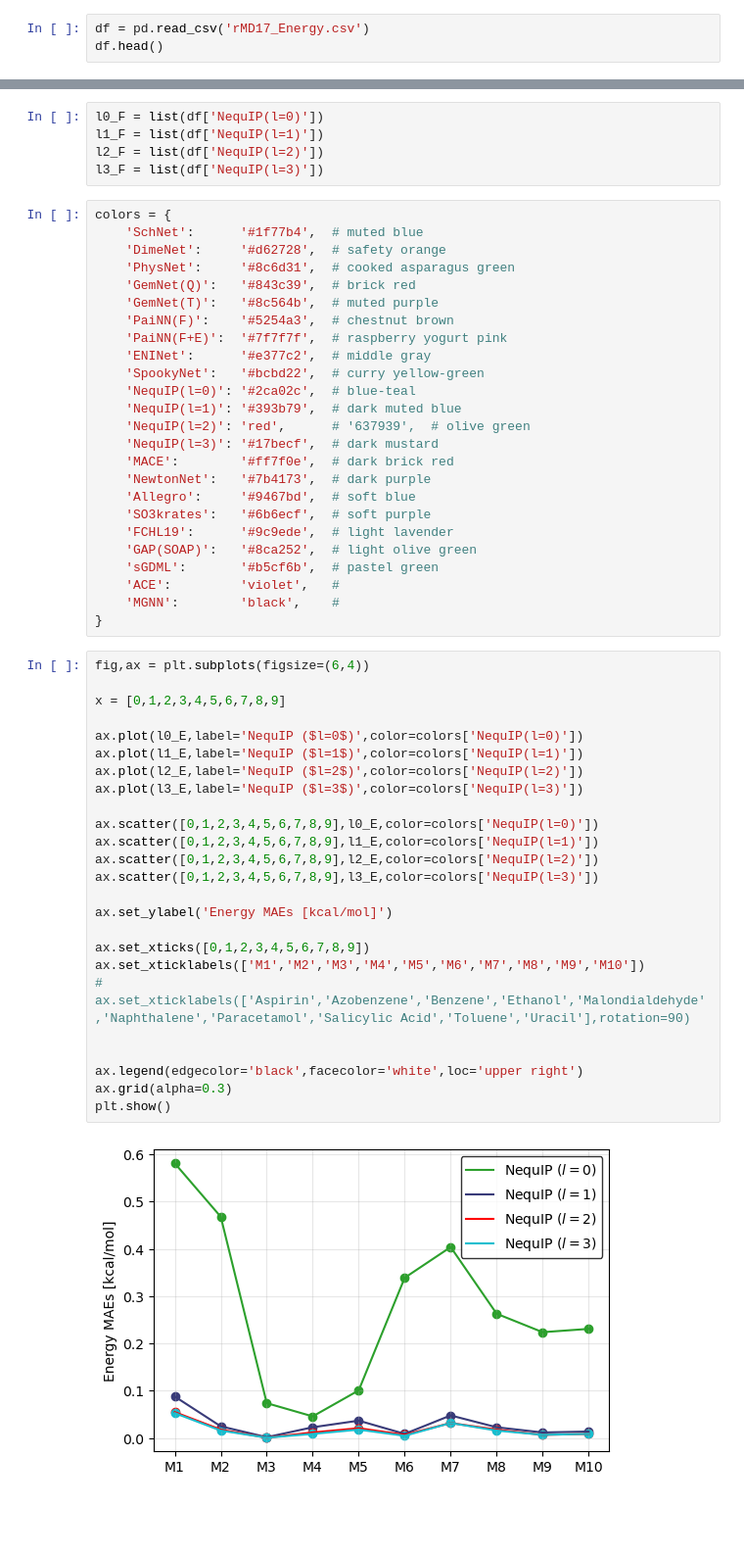
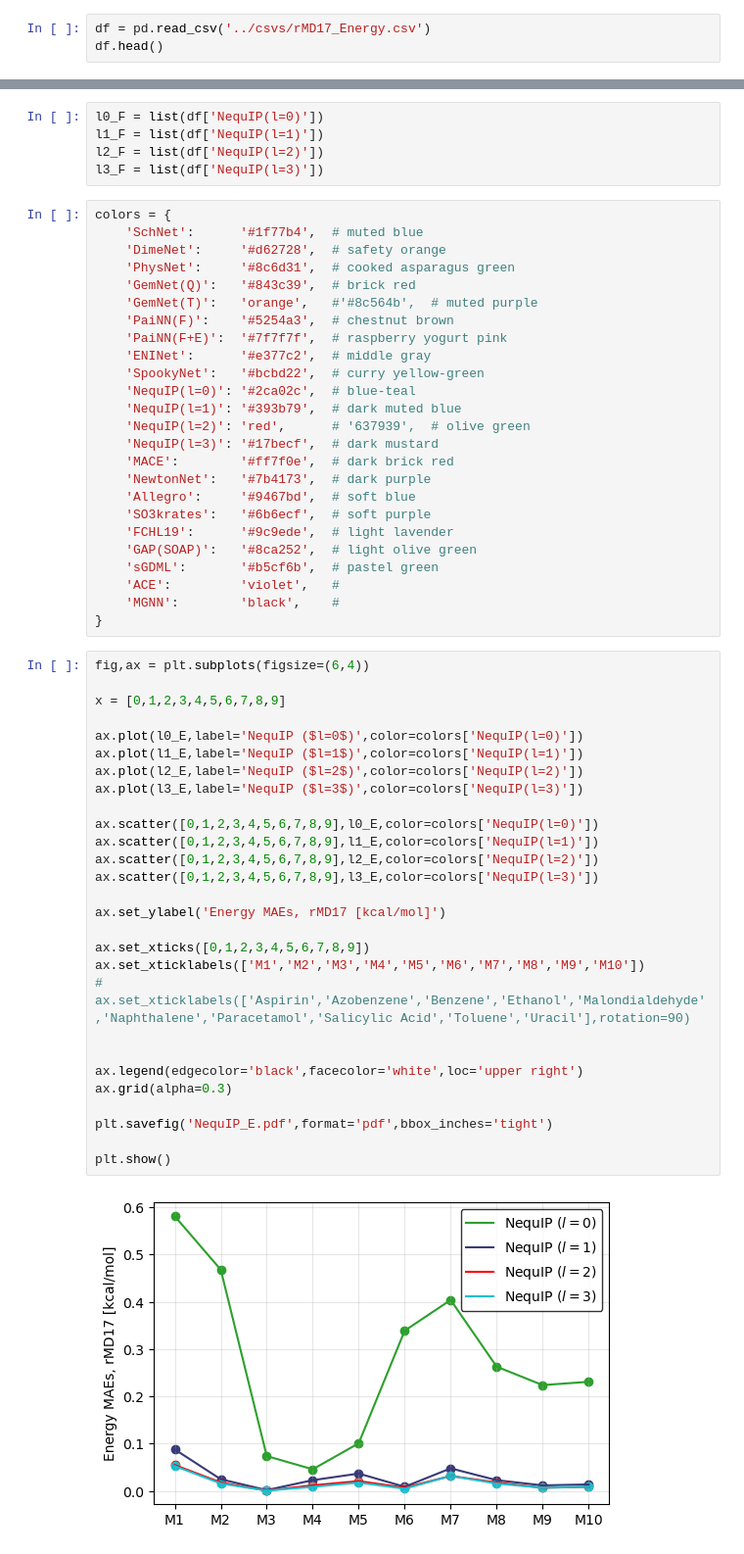
Before and after one commit to raghurama123/Rev-MLP4Sol, a Jupyter notebook: plots/plot_NequIP_l.ipynb, the cells around one changed output, grey strips where cells are left out. Shown: that part at 98% size. Drawn from its saved outputs; the diff is of its cells as text; blank space fills up the shorter version.

Commit message:
sd: plots

```diff
--- a/plot_NequIP_l.ipynb
+++ b/plots/plot_NequIP_l.ipynb
@@ -2,7 +2,7 @@
 import pandas as pd
 import matplotlib.pyplot as plt
 # %%
-df = pd.read_csv('rMD17_Energy.csv')
+df = pd.read_csv('../csvs/rMD17_Energy.csv')
 df.head()
 # %% [output]
 |  | rMD17_molecules | NequIP(l=0) | NequIP(l=1) | NequIP(l=2) | NequIP(l=3) | MACE | Allegro | FCHL19 | ... |
@@ -37,7 +37,7 @@ colors = {
     'DimeNet':     '#d62728',  # safety orange
     'PhysNet':     '#8c6d31',  # cooked asparagus green
     'GemNet(Q)':   '#843c39',  # brick red
-    'GemNet(T)':   '#8c564b',  # muted purple
+    'GemNet(T)':   'orange',   #'#8c564b',  # muted purple
     'PaiNN(F)':    '#5254a3',  # chestnut brown
     'PaiNN(F+E)':  '#7f7f7f',  # raspberry yogurt pink
     'ENINet':      '#e377c2',  # middle gray
@@ -59,30 +59,33 @@ colors = {
 # %%
 fig,ax = plt.subplots(figsize=(6,4))
 
 x = [0,1,2,3,4,5,6,7,8,9]
 
 ax.plot(l0_E,label='NequIP ($l=0$)',color=colors['NequIP(l=0)'])
 ax.plot(l1_E,label='NequIP ($l=1$)',color=colors['NequIP(l=1)'])
 ax.plot(l2_E,label='NequIP ($l=2$)',color=colors['NequIP(l=2)'])
 ax.plot(l3_E,label='NequIP ($l=3$)',color=colors['NequIP(l=3)'])
 
 ax.scatter([0,1,2,3,4,5,6,7,8,9],l0_E,color=colors['NequIP(l=0)'])
 ax.scatter([0,1,2,3,4,5,6,7,8,9],l1_E,color=colors['NequIP(l=1)'])
 ax.scatter([0,1,2,3,4,5,6,7,8,9],l2_E,color=colors['NequIP(l=2)'])
 ax.scatter([0,1,2,3,4,5,6,7,8,9],l3_E,color=colors['NequIP(l=3)'])
 
-ax.set_ylabel('Energy MAEs [kcal/mol]')
+ax.set_ylabel('Energy MAEs, rMD17 [kcal/mol]')
 
 ax.set_xticks([0,1,2,3,4,5,6,7,8,9])
 ax.set_xticklabels(['M1','M2','M3','M4','M5','M6','M7','M8','M9','M10'])
 # ax.set_xticklabels(['Aspirin','Azobenzene','Benzene','Ethanol','Malondialdehyde','Naphthalene','Paracetamol','Salicylic Acid','Toluene','Uracil'],rotation=90)
 
 
 ax.legend(edgecolor='black',facecolor='white',loc='upper right')
 ax.grid(alpha=0.3)
+
+plt.savefig('NequIP_E.pdf',format='pdf',bbox_inches='tight')
+
 plt.show()
 # %% [output]
-[figure, old version]
+[figure, new version]
 # %%
 fig,ax = plt.subplots(figsize=(6,4))
 
```
Also changed, not shown: parts of 2 cells of this notebook, 20 other files.
